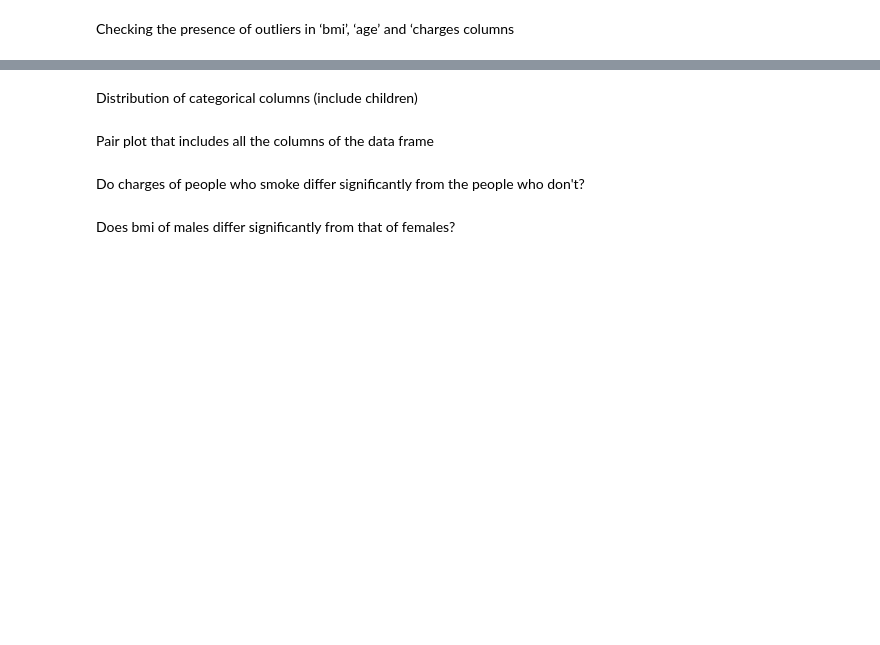
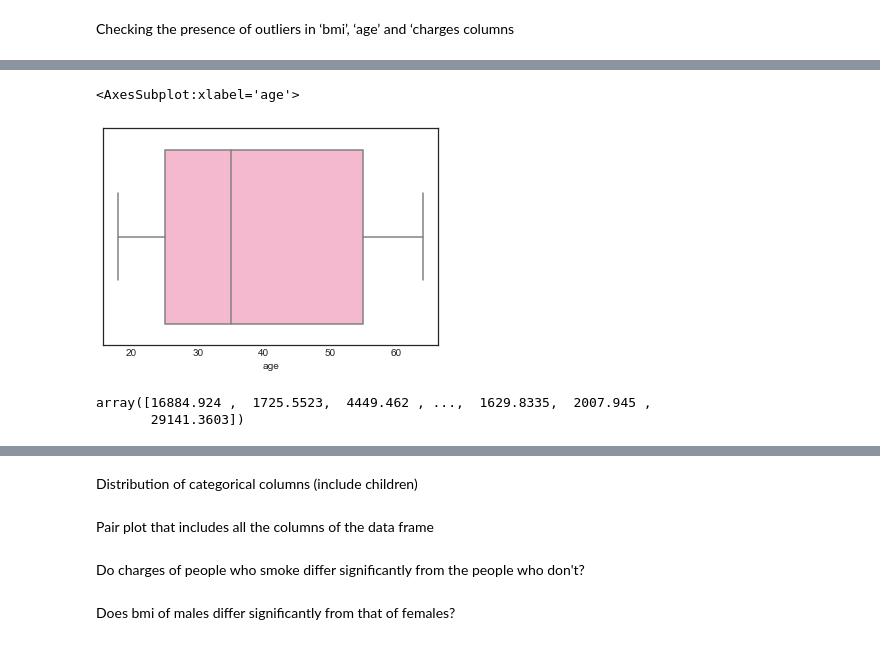
Before and after one commit to RochaErik/Medical-Data, a Jupyter notebook: Medical_data.ipynb, the cells around one changed output, grey strips where cells are left out. Cells and saved outputs as stored; diff of their text form; code cells hidden in the pictures; blank space fills up the shorter version.

```diff
--- a/Medical_data.ipynb
+++ b/Medical_data.ipynb
@@ -190,0 +226,12 @@ Checking the presence of outliers in ‘bmi’, ‘age’ and ‘charges columns
+# %%
+# Looks like we don't have outliers in the 'age' dataset
+sns.boxplot(data=Dist_df['age'], x=X, color='#ffafcc')
+# %% [output]
+<AxesSubplot:xlabel='age'>
+[figure, added]
+# %%
+X=Dist_df['charges'].values
+X
+# %% [output]
+array([16884.924 ,  1725.5523,  4449.462 , ...,  1629.8335,  2007.945 ,
+       29141.3603])
```
Also changed, not shown: parts of 7 cells of this notebook.
